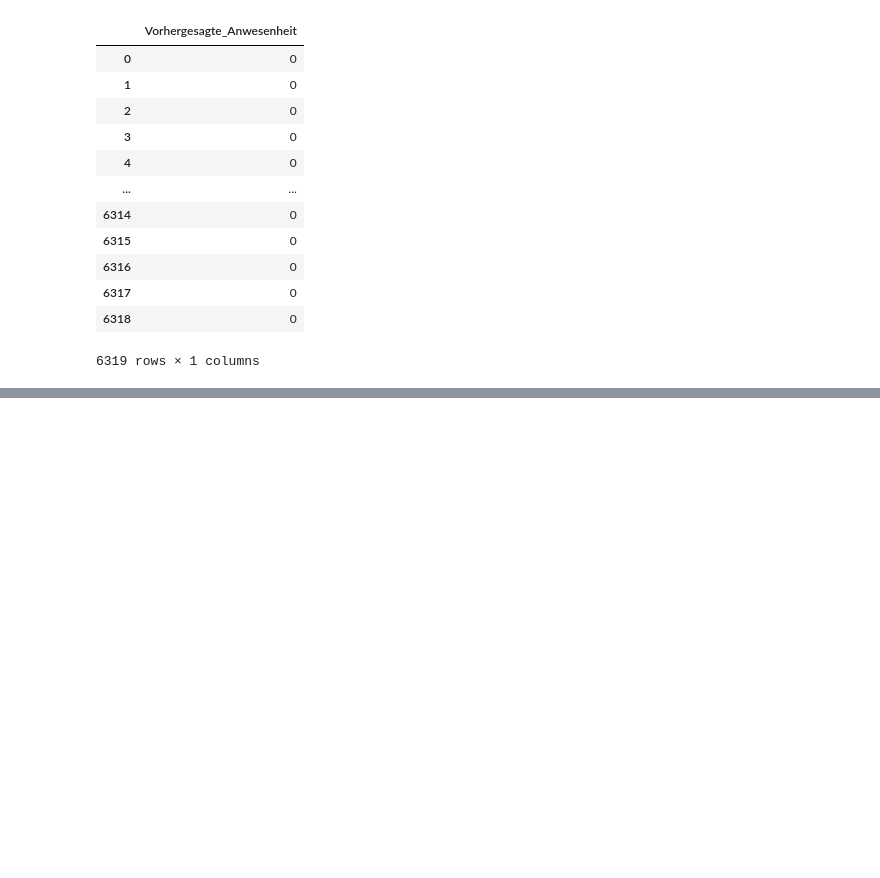
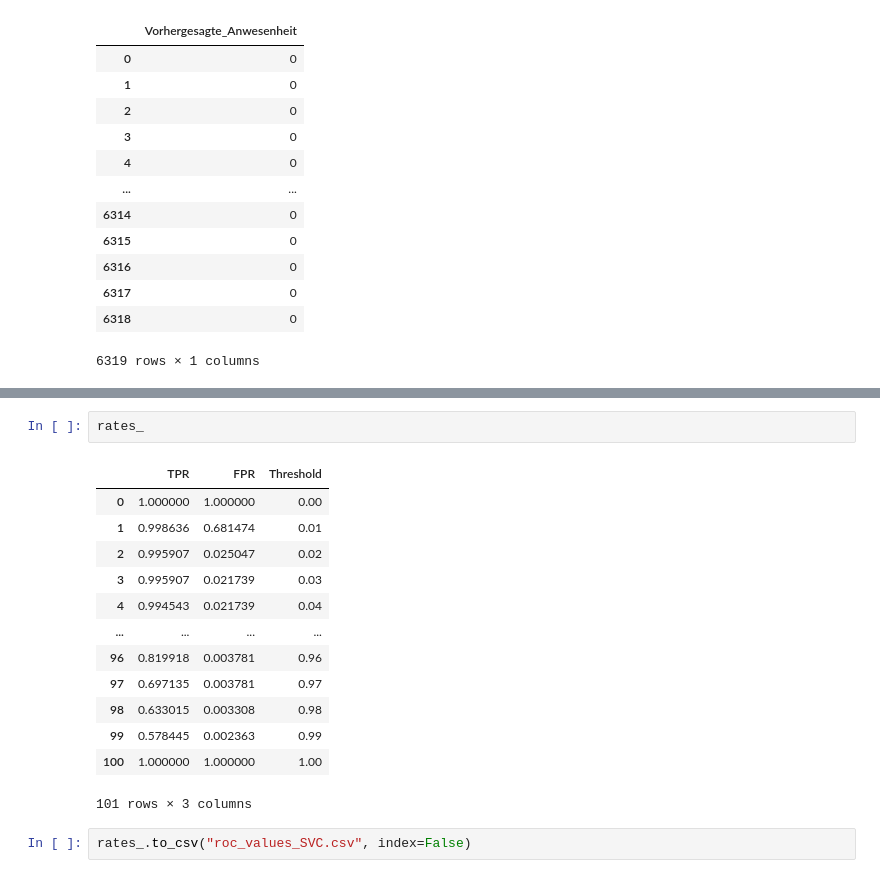
Before and after one commit to lenaas/ml1, a Jupyter notebook: SVM_with_SMOTE.ipynb, the cells around one changed output, grey strips where cells are left out. Saved outputs shown, nothing was run; the diff lists cells and outputs as text; blank space fills up the shorter version.

```diff
--- a/SVM_with_SMOTE.ipynb
+++ b/SVM_with_SMOTE.ipynb
@@ -277,0 +356,18 @@ df_pred
+# %%
+rates_
+# %% [output]
+|  | TPR | FPR | Threshold |
+| 0 | 1.000000 | 1.000000 | 0.00 |
+| 1 | 0.998636 | 0.681474 | 0.01 |
+| 2 | 0.995907 | 0.025047 | 0.02 |
+| 3 | 0.995907 | 0.021739 | 0.03 |
+| 4 | 0.994543 | 0.021739 | 0.04 |
+| ... | ... | ... | ... |
+| 96 | 0.819918 | 0.003781 | 0.96 |
+| 97 | 0.697135 | 0.003781 | 0.97 |
+| 98 | 0.633015 | 0.003308 | 0.98 |
+| 99 | 0.578445 | 0.002363 | 0.99 |
+| 100 | 1.000000 | 1.000000 | 1.00 |
+101 rows × 3 columns
+# %%
+rates_.to_csv("roc_values_SVC.csv", index=False)
```
Also changed, not shown: parts of 29 cells of this notebook, 1 other file.
